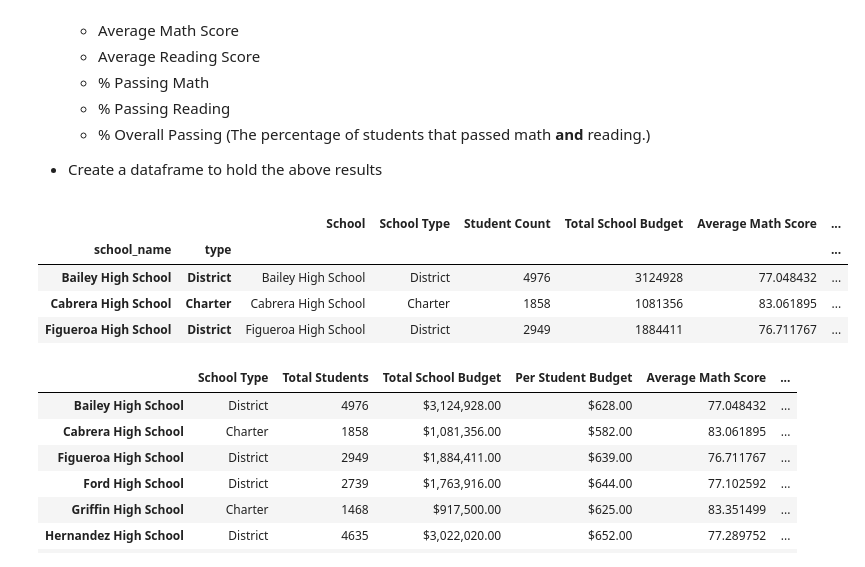
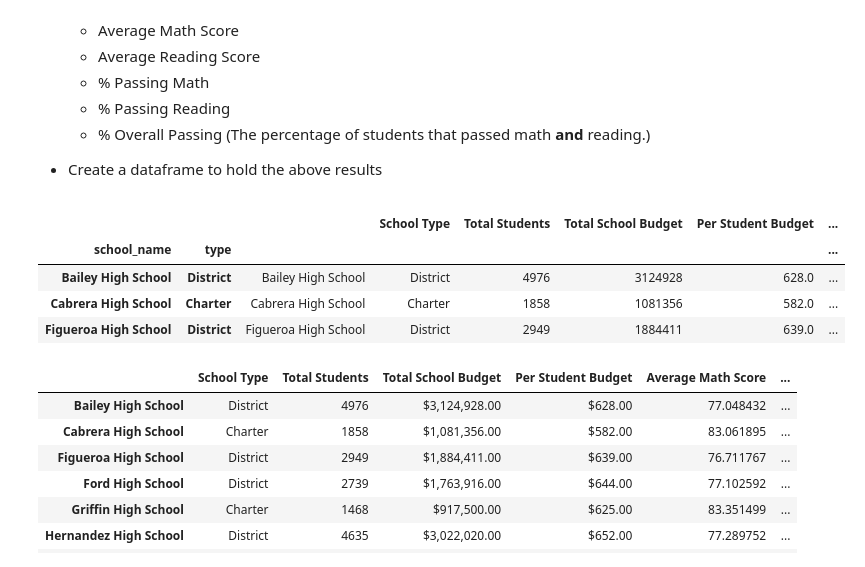
Before and after one commit to JGarvert/pandas-challenge, a Jupyter notebook: PyCitySchools/PyCitySchools_starter.ipynb, the cells around one changed output. Cells and saved outputs as stored; diff of their text form; code cells hidden in the pictures.

```diff
--- a/PyCitySchools/PyCitySchools_starter.ipynb
+++ b/PyCitySchools/PyCitySchools_starter.ipynb
@@ -135,19 +135,21 @@ school_avg_read = school_data_complete.groupby(['school_name', 'type'])['reading
 school_mathP_count = school_data_complete[school_data_complete['Math_PF'] == "Pass"].groupby(['school_name', 'type']).size()
 school_readP_count = school_data_complete[school_data_complete['Read_PF'] == "Pass"].groupby(['school_name', 'type']).size()
 school_bothP_count = school_data_complete[(school_data_complete['Math_PF'] == "Pass") & (school_data_complete['Read_PF'] == "Pass")].groupby(['school_name','type']).size()
+
+per_student_budget = school_total_budget / school_total_students
+pct_passing_math = school_mathP_count / school_total_students * 100
+pct_passing_read = school_readP_count / school_total_students * 100
+pct_passing_both = school_bothP_count / school_total_students * 100
 # %%
 # make school summary
-school_df = pd.DataFrame({"School": name_of_school, "School Type": type_of_school, "Student Count": school_total_students, "Total School Budget": school_total_budget, "Average Math Score": school_avg_math, "Average Reading Score": school_avg_read, "Math pass count": school_mathP_count, "Read pass count": school_readP_count, "Both pass count": school_bothP_count})
+school_df = pd.DataFrame({"": name_of_school, "School Type": type_of_school, "Total Students": school_total_students, "Total School Budget": school_total_budget, "Per Student Budget": per_student_budget, "Average Math Score": school_avg_math, "Average Reading Score": school_avg_read, "% Passing Math": pct_passing_math, "% Passing Reading": pct_passing_read, "% Overall Passing": pct_passing_both})
 school_df.head(3)
-
-
-# per_student_budget = school_df["Total School Budget" / ""]
 # %% [output]
-|  |  | School | School Type | Student Count | Total School Budget | Average Math Score | ... |
+|  |  |  | School Type | Total Students | Total School Budget | Per Student Budget | ... |
 | school_name | type |  |  |  |  |  | ... |
-| Bailey High School | District | Bailey High School | District | 4976 | 3124928 | 77.048432 | ... |
-| Cabrera High School | Charter | Cabrera High School | Charter | 1858 | 1081356 | 83.061895 | ... |
-| Figueroa High School | District | Figueroa High School | District | 2949 | 1884411 | 76.711767 | ... |
+| Bailey High School | District | Bailey High School | District | 4976 | 3124928 | 628.0 | ... |
+| Cabrera High School | Charter | Cabrera High School | Charter | 1858 | 1081356 | 582.0 | ... |
+| Figueroa High School | District | Figueroa High School | District | 2949 | 1884411 | 639.0 | ... |
 # %%
 # School Summary example provided
 # %% [output]
```
